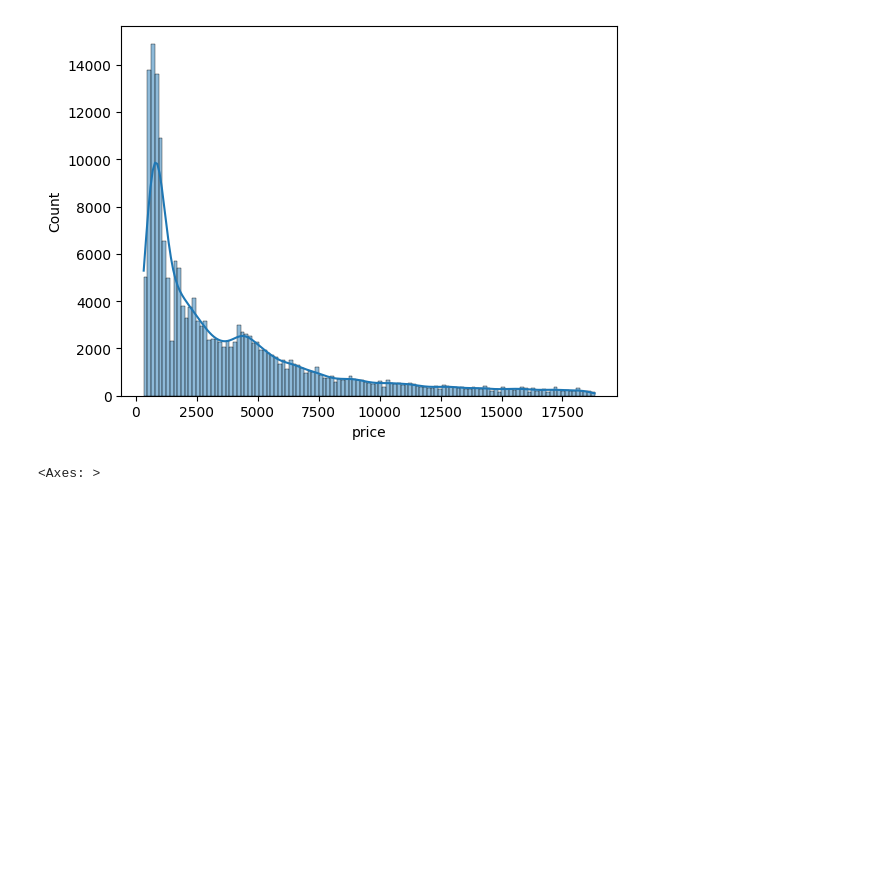
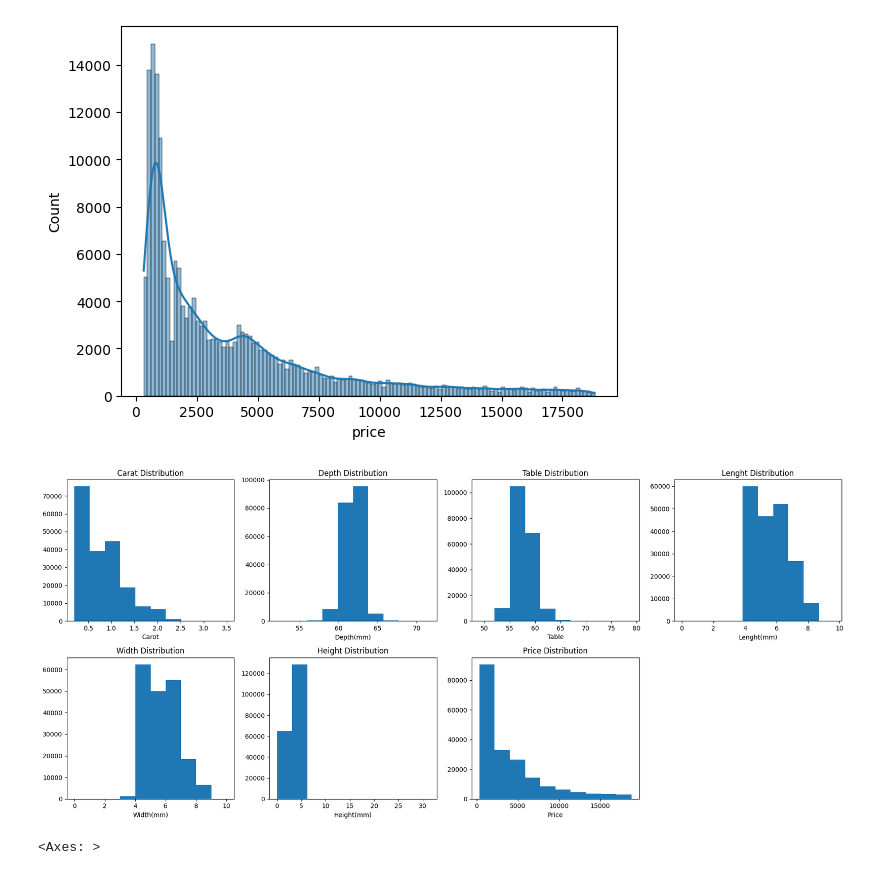
Before and after one commit to mdeeps18/Diamond_Price_Prediction, a Jupyter notebook: notebooks/EDA.ipynb, the cells around one changed output. Drawn from its saved outputs; the diff is of its cells as text; code cells hidden in the pictures; blank space fills up the shorter version.

```diff
--- a/notebooks/EDA.ipynb
+++ b/notebooks/EDA.ipynb
@@ -197,6 +197,44 @@ for col in numerical_columns:
 # %%
 # categorical data
 # assignment is you have to take all the categorical col and you need to plot either bar plot or count
+# %%
+# Examine the distribution of our numerical variables
+fig, axes = plt.subplots(2, 4, figsize=(18,8))
+
+axes[0,0].hist(x=data[numerical_columns]['carat'])
+axes[0,0].set_title(f'Carat Distribution')
+axes[0,0].set_xlabel('Carot')
+
+axes[0,1].hist(x=data[numerical_columns]['depth'])
+axes[0,1].set_title(f'Depth Distribution')
+axes[0,1].set_xlabel('Depth(mm)')
+
+axes[0,2].hist(x=data[numerical_columns]['table'])
+axes[0,2].set_title(f'Table Distribution')
+axes[0,2].set_xlabel('Table')
+
+axes[0,3].hist(x=data[numerical_columns]['x'])
+axes[0,3].set_title(f'Lenght Distribution')
+axes[0,3].set_xlabel('Lenght(mm)')
+
+axes[1,0].hist(x=data[numerical_columns]['y'])
+axes[1,0].set_title(f'Width Distribution')
+axes[1,0].set_xlabel('Width(mm)')
+
+axes[1,1].hist(x=data[numerical_columns]['z'])
+axes[1,1].set_title(f'Height Distribution')
+axes[1,1].set_xlabel('Height(mm)')
+
+axes[1,2].hist(x=data[numerical_columns]['price'])
+axes[1,2].set_title(f'Price Distribution')
+axes[1,2].set_xlabel('Price')
+
+
+fig.delaxes(axes[1,3])
+fig.tight_layout()
+plt.show()
+# %% [output]
+[figure, added]
 # %%
 sns.heatmap(data[numerical_columns].corr(),annot=True, cmap='Blues')
 # %% [output]
```
Also changed, not shown: parts of 10 cells of this notebook, 1 other file.
